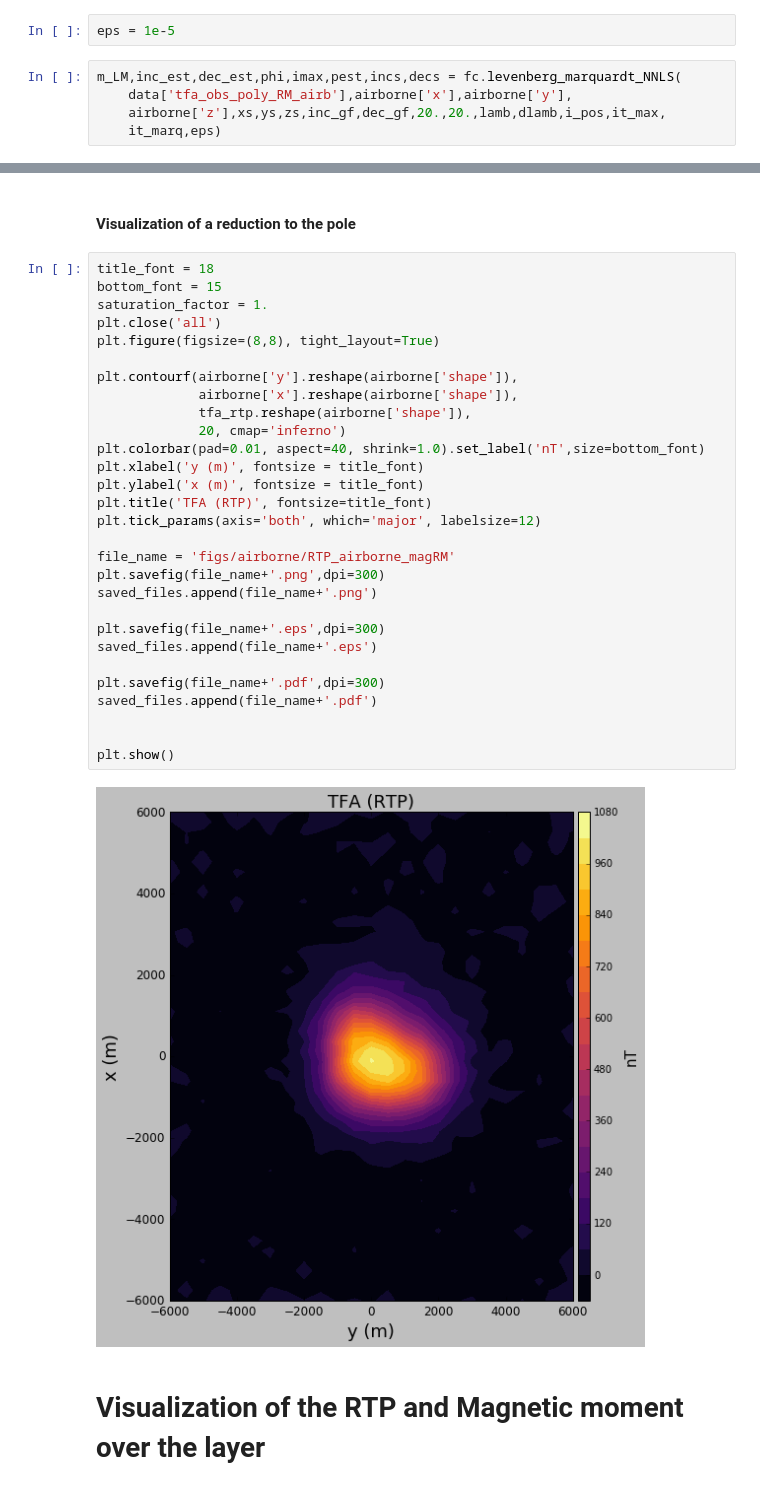
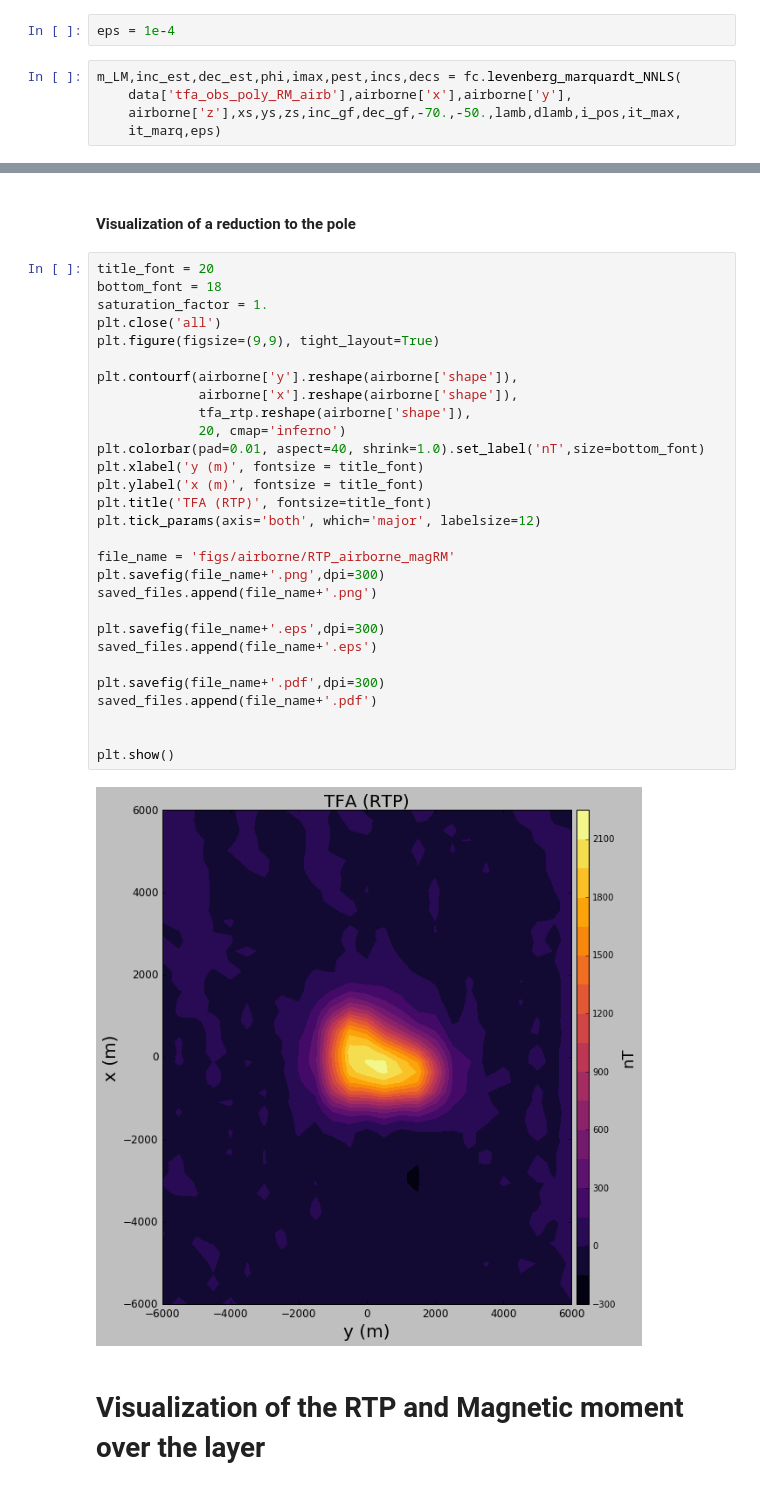
Before and after one commit to pinga-lab/eqlayer-magnetization-direction, a Jupyter notebook: code/notebooks/polyprism_model/airborne_EQL_magdirection.ipynb, the cells around one changed output, grey strips where cells are left out. Drawn from its saved outputs; the diff is of its cells as text.

```diff
--- a/code/notebooks/polyprism_model/airborne_EQL_magdirection.ipynb
+++ b/code/notebooks/polyprism_model/airborne_EQL_magdirection.ipynb
@@ -260,11 +260,11 @@ it_marq = 15
 lamb = 10.
 dlamb = 100.
 # %%
-eps = 1e-5
+eps = 1e-4
 # %%
 m_LM,inc_est,dec_est,phi,imax,pest,incs,decs = fc.levenberg_marquardt_NNLS(
     data['tfa_obs_poly_RM_airb'],airborne['x'],airborne['y'],
-    airborne['z'],xs,ys,zs,inc_gf,dec_gf,20.,20.,lamb,dlamb,i_pos,it_max,
+    airborne['z'],xs,ys,zs,inc_gf,dec_gf,-70.,-50.,lamb,dlamb,i_pos,it_max,
     it_marq,eps)
 # %% [output]
 i = 0
@@ -445,36 +446,36 @@ tfa_rtp = np.dot(G_rtp,m_LM)
 # %% [markdown]
 #### Visualization of a reduction to the pole
 # %%
-title_font = 18
-bottom_font = 15
+title_font = 20
+bottom_font = 18
 saturation_factor = 1.
 plt.close('all')
-plt.figure(figsize=(8,8), tight_layout=True)
+plt.figure(figsize=(9,9), tight_layout=True)
 
 plt.contourf(airborne['y'].reshape(airborne['shape']),
              airborne['x'].reshape(airborne['shape']),
              tfa_rtp.reshape(airborne['shape']),
              20, cmap='inferno')
 plt.colorbar(pad=0.01, aspect=40, shrink=1.0).set_label('nT',size=bottom_font)
 plt.xlabel('y (m)', fontsize = title_font)
 plt.ylabel('x (m)', fontsize = title_font)
 plt.title('TFA (RTP)', fontsize=title_font)
 plt.tick_params(axis='both', which='major', labelsize=12)
 
 file_name = 'figs/airborne/RTP_airborne_magRM'
 plt.savefig(file_name+'.png',dpi=300)
 saved_files.append(file_name+'.png')
 
 plt.savefig(file_name+'.eps',dpi=300)
 saved_files.append(file_name+'.eps')
 
 plt.savefig(file_name+'.pdf',dpi=300)
 saved_files.append(file_name+'.pdf')
 
 
 plt.show()
 # %% [output]
-[figure, old version]
+[figure, new version]
 # %% [markdown]
 # Visualization of the RTP and Magnetic moment over the layer
 # %%
```
Also changed, not shown: parts of 14 cells of this notebook, 54 other files.
